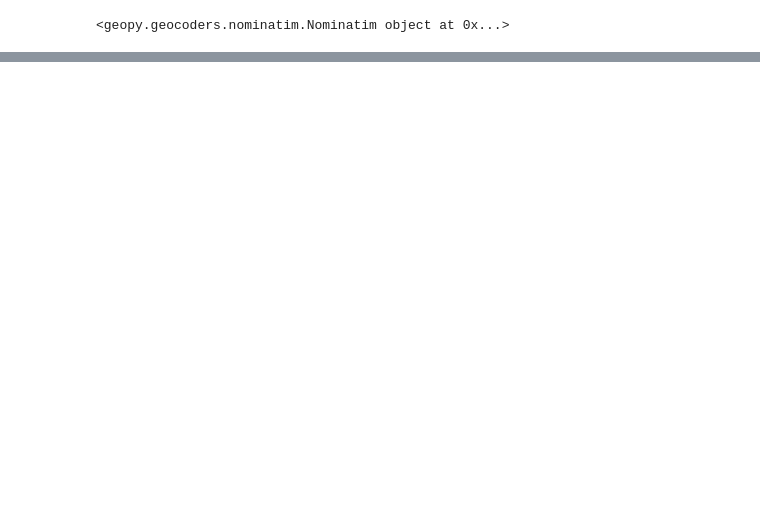
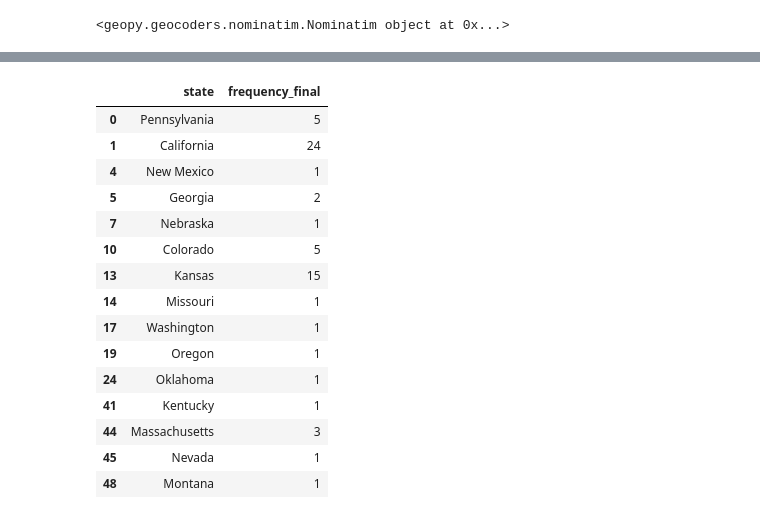
Before and after one commit to kelumKP/ForestFire_GeoSpatial, a Jupyter notebook: forest_fire_dates.ipynb, the cells around one changed output, grey strips where cells are left out. Cells and saved outputs as stored; diff of their text form; code cells hidden in the pictures; blank space fills up the shorter version.

```diff
--- a/forest_fire_dates.ipynb
+++ b/forest_fire_dates.ipynb
@@ -272,0 +303,21 @@ location_geo
+# %%
+df_cities_map_final = df_cities_map_ext[['state','frequency_final']]
+df_cities_map_final = df_cities_map_final.drop_duplicates()
+df_cities_map_final
+# %% [output]
+|  | state | frequency_final |
+| 0 | Pennsylvania | 5 |
+| 1 | California | 24 |
+| 4 | New Mexico | 1 |
+| 5 | Georgia | 2 |
+| 7 | Nebraska | 1 |
+| 10 | Colorado | 5 |
+| 13 | Kansas | 15 |
+| 14 | Missouri | 1 |
+| 17 | Washington | 1 |
+| 19 | Oregon | 1 |
+| 24 | Oklahoma | 1 |
+| 41 | Kentucky | 1 |
+| 44 | Massachusetts | 3 |
+| 45 | Nevada | 1 |
+| 48 | Montana | 1 |
```
Also changed, not shown: parts of 14 cells of this notebook, 1 other file.
